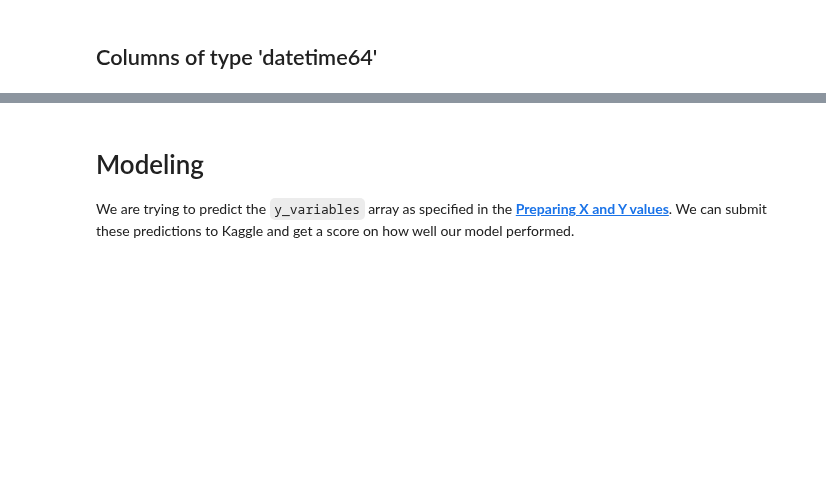
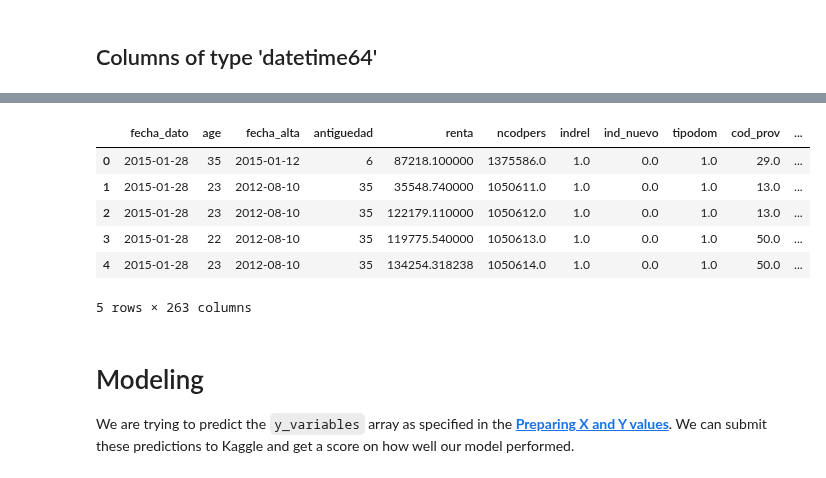
Before and after one commit to casperbh96/mbml, a Jupyter notebook: Data Preparation.ipynb, the cells around one changed output, grey strips where cells are left out. Cells and saved outputs as stored; diff of their text form; code cells hidden in the pictures; blank space fills up the shorter version.

Commit message:
Finished data preparation

```diff
--- a/Data Preparation.ipynb
+++ b/Data Preparation.ipynb
@@ -298,3 +292,46 @@ Timestamp('2015-01-28 00:00:00')
+# %%
+def datetime_to_features(timestamp):
+    year = timestamp.year
+    month = timestamp.month
+    day = timestamp.day
+
+    return year, month, day
+# %%
+def datetimes_to_features(dt_features):
+    data = pd.DataFrame()
+    for name, values in X_train[columns_date].iteritems():
+        year = []
+        month = []
+        day = []
+
+        for val in values:
+            y,m,d = datetime_to_features(val)
+            year.append(y) ; month.append(m) ; day.append(d)
+
+        new_features = {name + '_year'  : year,
+                        name + '_month' : month,
+                        name + '_day'   : day}
+
+        new_data = pd.DataFrame(new_features)
+        data = pd.concat([data, new_data], axis=1)
+
+    return data
+# %%
+train_new_features = datetimes_to_features(X_train[columns_date])
+test_new_features = datetimes_to_features(X_test[columns_date])
+# %%
+X_train = pd.concat([X_train, train_new_features], axis=1)
+X_test = pd.concat([X_test, test_new_features], axis=1)
+# %%
+X_train.head(5)
+# %% [output]
+|  | fecha_dato | age | fecha_alta | antiguedad | renta | ncodpers | indrel | ind_nuevo | tipodom | cod_prov | ... |
+| 0 | 2015-01-28 | 35 | 2015-01-12 | 6 | 87218.100000 | 1375586.0 | 1.0 | 0.0 | 1.0 | 29.0 | ... |
+| 1 | 2015-01-28 | 23 | 2012-08-10 | 35 | 35548.740000 | 1050611.0 | 1.0 | 0.0 | 1.0 | 13.0 | ... |
+| 2 | 2015-01-28 | 23 | 2012-08-10 | 35 | 122179.110000 | 1050612.0 | 1.0 | 0.0 | 1.0 | 13.0 | ... |
+| 3 | 2015-01-28 | 22 | 2012-08-10 | 35 | 119775.540000 | 1050613.0 | 1.0 | 0.0 | 1.0 | 50.0 | ... |
+| 4 | 2015-01-28 | 23 | 2012-08-10 | 35 | 134254.318238 | 1050614.0 | 1.0 | 0.0 | 1.0 | 50.0 | ... |
+5 rows × 263 columns
 # %% [markdown]
 # Modeling
 
```
Also changed, not shown: parts of 1 cell of this notebook.
